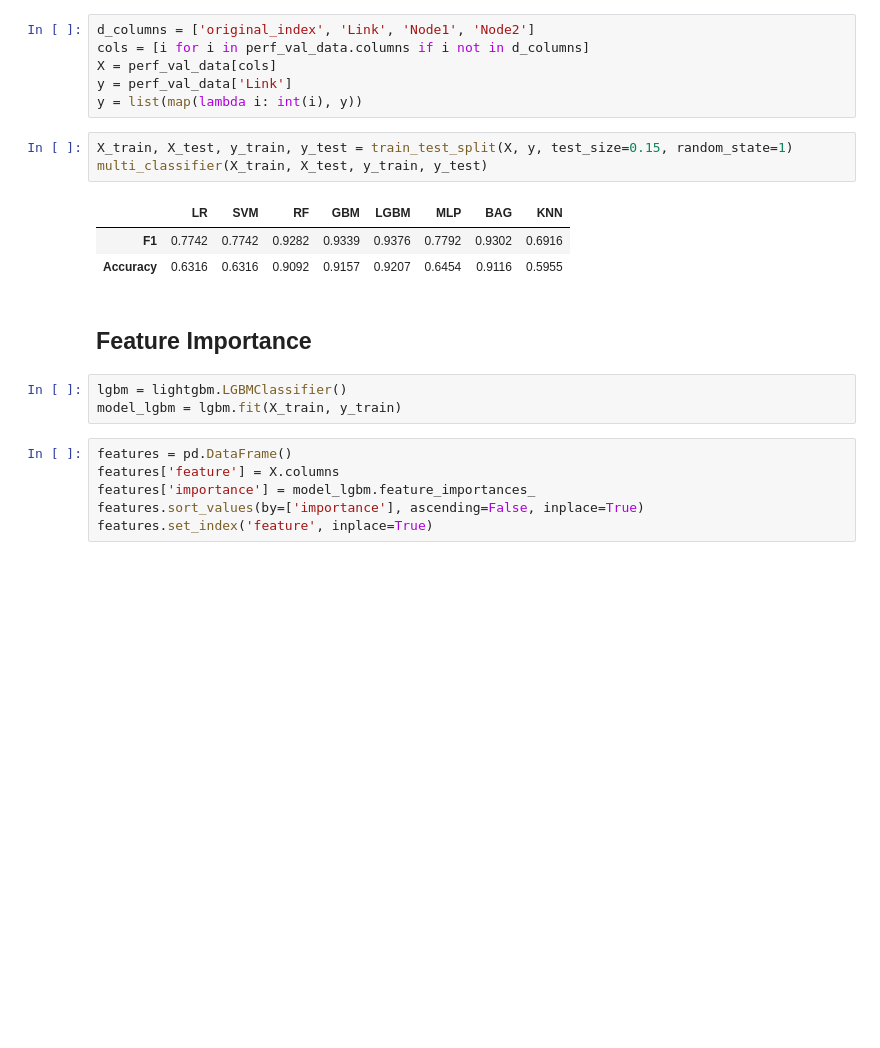
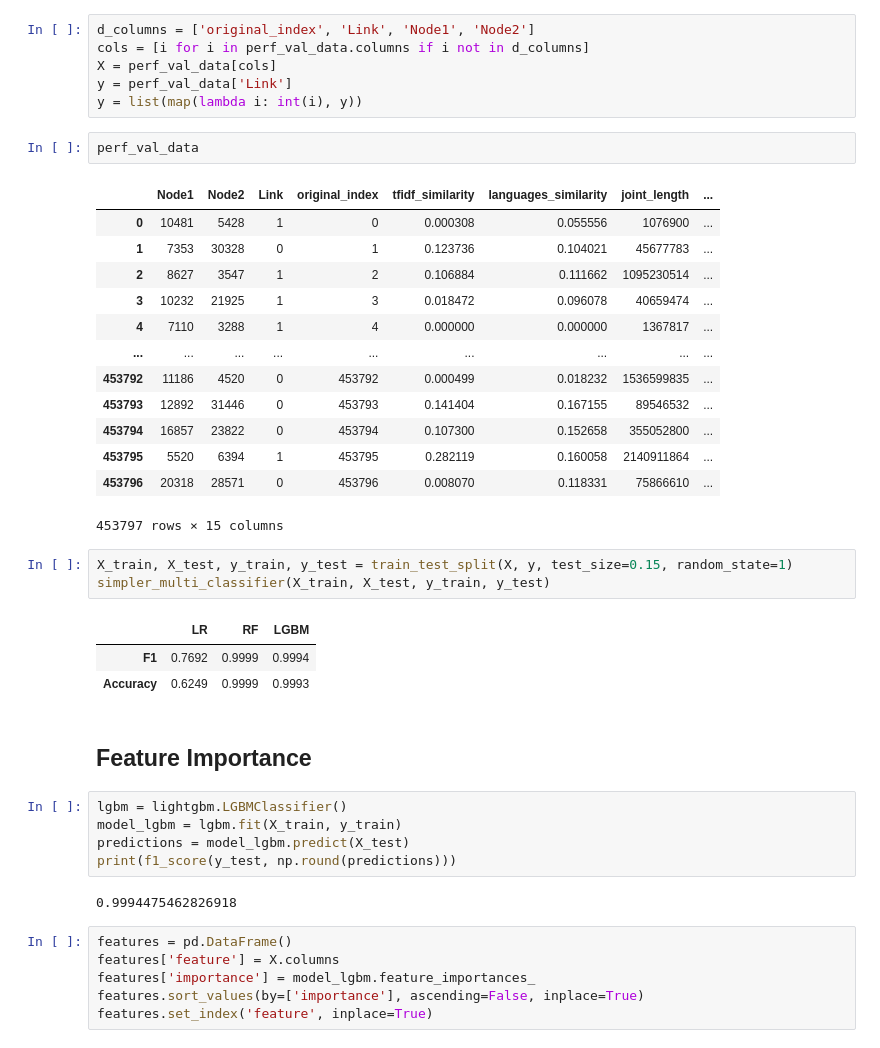
Before and after one commit to fv316/INF554, a Jupyter notebook: Kaggle/INF554_Kaggle.ipynb, the cells around one changed output. Cells and saved outputs as stored; diff of their text form; blank space fills up the shorter version.

```diff
--- a/Kaggle/INF554_Kaggle.ipynb
+++ b/Kaggle/INF554_Kaggle.ipynb
@@ -543,18 +521,38 @@ cols = [i for i in perf_val_data.columns if i not in d_columns]
 X = perf_val_data[cols]
 y = perf_val_data['Link']
 y = list(map(lambda i: int(i), y))
+# %%
+perf_val_data
+# %% [output]
+|  | Node1 | Node2 | Link | original_index | tfidf_similarity | languages_similarity | joint_length | ... |
+| 0 | 10481 | 5428 | 1 | 0 | 0.000308 | 0.055556 | 1076900 | ... |
+| 1 | 7353 | 30328 | 0 | 1 | 0.123736 | 0.104021 | 45677783 | ... |
+| 2 | 8627 | 3547 | 1 | 2 | 0.106884 | 0.111662 | 1095230514 | ... |
+| 3 | 10232 | 21925 | 1 | 3 | 0.018472 | 0.096078 | 40659474 | ... |
+| 4 | 7110 | 3288 | 1 | 4 | 0.000000 | 0.000000 | 1367817 | ... |
+| ... | ... | ... | ... | ... | ... | ... | ... | ... |
+| 453792 | 11186 | 4520 | 0 | 453792 | 0.000499 | 0.018232 | 1536599835 | ... |
+| 453793 | 12892 | 31446 | 0 | 453793 | 0.141404 | 0.167155 | 89546532 | ... |
+| 453794 | 16857 | 23822 | 0 | 453794 | 0.107300 | 0.152658 | 355052800 | ... |
+| 453795 | 5520 | 6394 | 1 | 453795 | 0.282119 | 0.160058 | 2140911864 | ... |
+| 453796 | 20318 | 28571 | 0 | 453796 | 0.008070 | 0.118331 | 75866610 | ... |
+453797 rows × 15 columns
 # %%
 X_train, X_test, y_train, y_test = train_test_split(X, y, test_size=0.15, random_state=1)
-multi_classifier(X_train, X_test, y_train, y_test)
+simpler_multi_classifier(X_train, X_test, y_train, y_test)
 # %% [output]
-|  | LR | SVM | RF | GBM | LGBM | MLP | BAG | KNN |
-| F1 | 0.7742 | 0.7742 | 0.9282 | 0.9339 | 0.9376 | 0.7792 | 0.9302 | 0.6916 |
-| Accuracy | 0.6316 | 0.6316 | 0.9092 | 0.9157 | 0.9207 | 0.6454 | 0.9116 | 0.5955 |
+|  | LR | RF | LGBM |
+| F1 | 0.7692 | 0.9999 | 0.9994 |
+| Accuracy | 0.6249 | 0.9999 | 0.9993 |
 # %% [markdown]
 ## Feature Importance
 # %%
 lgbm = lightgbm.LGBMClassifier()
 model_lgbm = lgbm.fit(X_train, y_train)
+predictions = model_lgbm.predict(X_test)
+print(f1_score(y_test, np.round(predictions)))
+# %% [output]
+0.9994475462826918
 # %%
 features = pd.DataFrame()
 features['feature'] = X.columns
```
Also changed, not shown: parts of 14 cells of this notebook, 4 other files.
